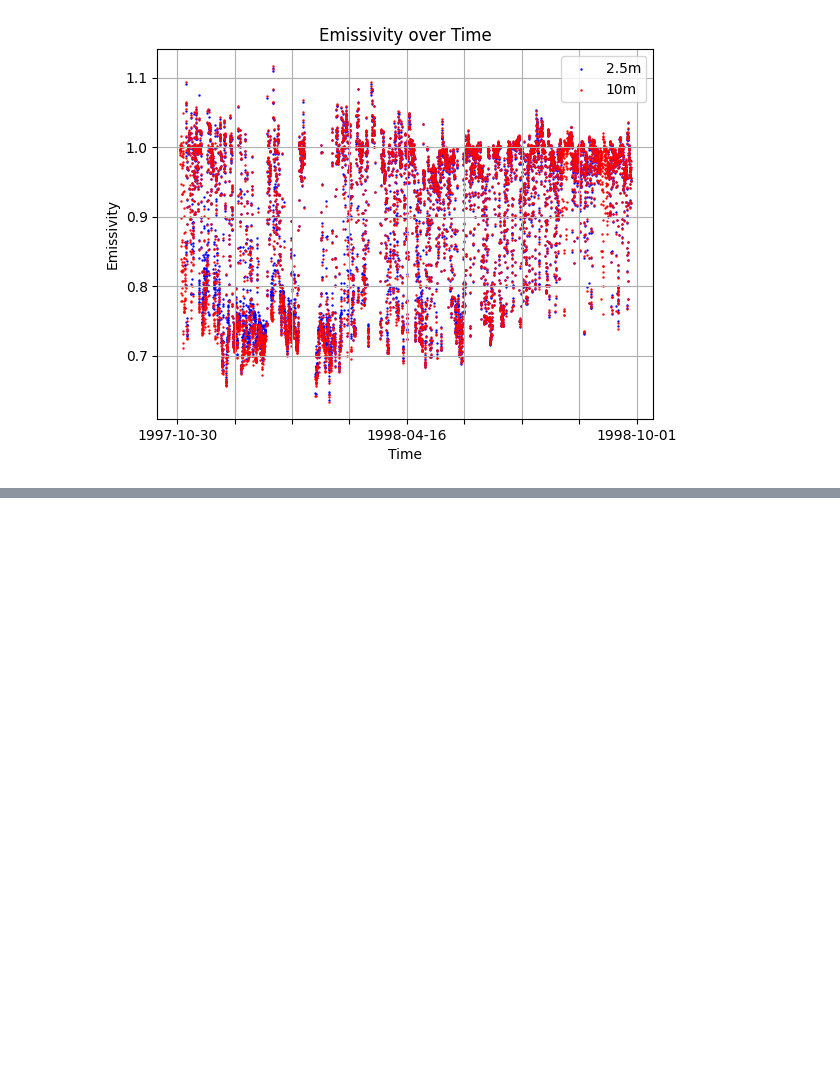
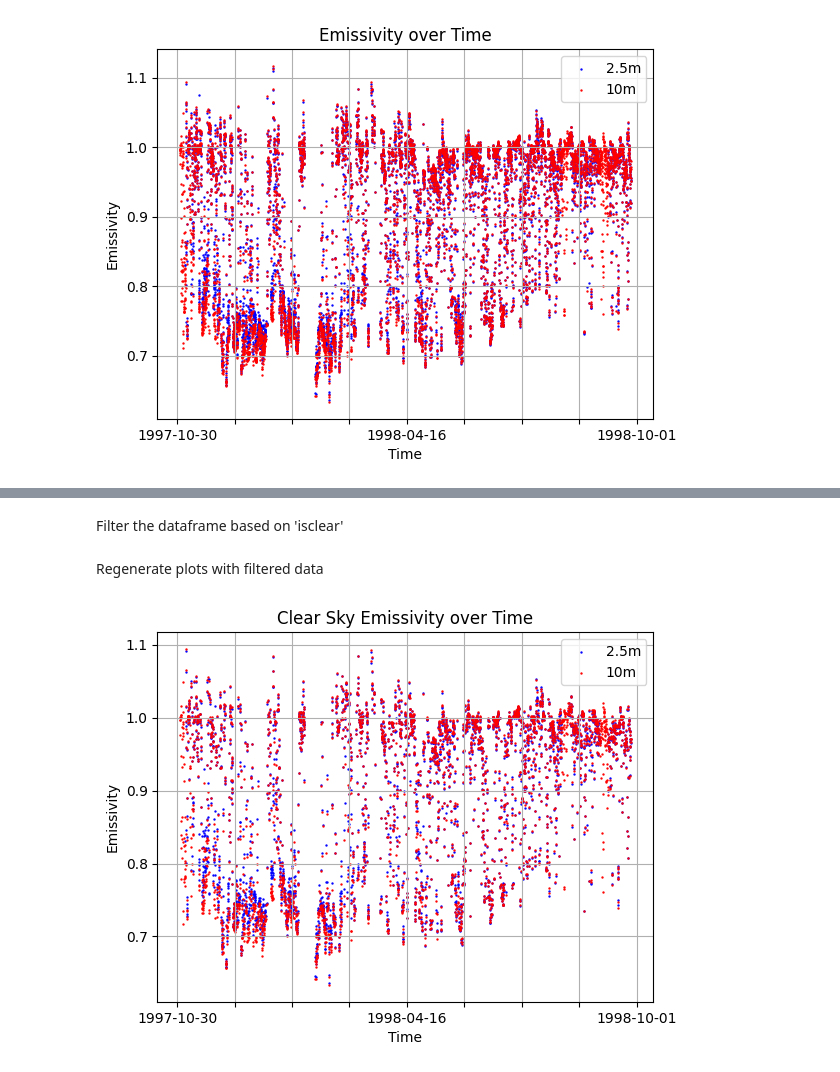
Before and after one commit to JMKniss/arctic-cloud, a Jupyter notebook: notebooks/brunt-equation-script.ipynb, the cells around one changed output, grey strips where cells are left out. Cells and saved outputs as stored; diff of their text form; code cells hidden in the pictures; blank space fills up the shorter version.

Commit message:
Add random T/F 'clear sky' filter column to dataframe (jupyter nb only)

```diff
--- a/notebooks/brunt-equation-script.ipynb
+++ b/notebooks/brunt-equation-script.ipynb
@@ -70,0 +79,6 @@ df.replace({9999: np.nan, 999: np.nan}, inplace=True)
+# %%
+df = df.resample('h').nearest()
+
+# Re-check the index
+type(df.index)
+df.index
@@ -171,0 +194,41 @@ plt.legend()
+# %%
+np.random.seed(0) #for reproducibility
+df['isclear'] = np.random.choice([True, False], size=len(df))
+# %% [markdown]
+Filter the dataframe based on 'isclear'
+# %%
+clear_df = df[df['isclear'] == True]
+# %% [markdown]
+Regenerate plots with filtered data
+# %%
+# Create a mask to filter out NaN values
+epsmask2 = clear_df['eps2.5'].notna()
+epsmask10 = clear_df['eps10'].notna()
+DLRmask2 = clear_df['DLR2.5'].notna() & clear_df['LWd'].notna()
+DLRmask10 = clear_df['DLR10'].notna() & clear_df['LWd'].notna()
+# %%
+## Plot e_sky over time
+plt.scatter(clear_df.index[epsmask2], clear_df['eps2.5'][epsmask2], label='2.5m', s=0.5, color='blue')
+plt.scatter(clear_df.index[epsmask10], clear_df['eps10'][epsmask10], label='10m', s=0.5, color='red')
+
+# Set ticks at regular intervals
+# Find the start and end dates in your DataFrame
+start_date = df.index.min()
+end_date = df.index.max()
+
+# Generate ticks at regular intervals between start and end dates
+ticks = pd.date_range(start=start_date, end=end_date, freq='42D')
+tick_labels = [date.strftime('%Y-%m-%d') if i % 4 == 0 else None for i, date in enumerate(ticks)]
+
+# Format the plot
+plt.xticks(ticks, tick_labels)
+plt.xlabel('Time')
+plt.ylabel('Emissivity')
+plt.title('Clear Sky Emissivity over Time')
+plt.legend()
+plt.grid()
+
+# Save plot as .png
+# plt.savefig('clear-emissivity.png')
+# %% [output]
+[figure, added]
```
Also changed, not shown: parts of 17 cells of this notebook, 3 other files.
